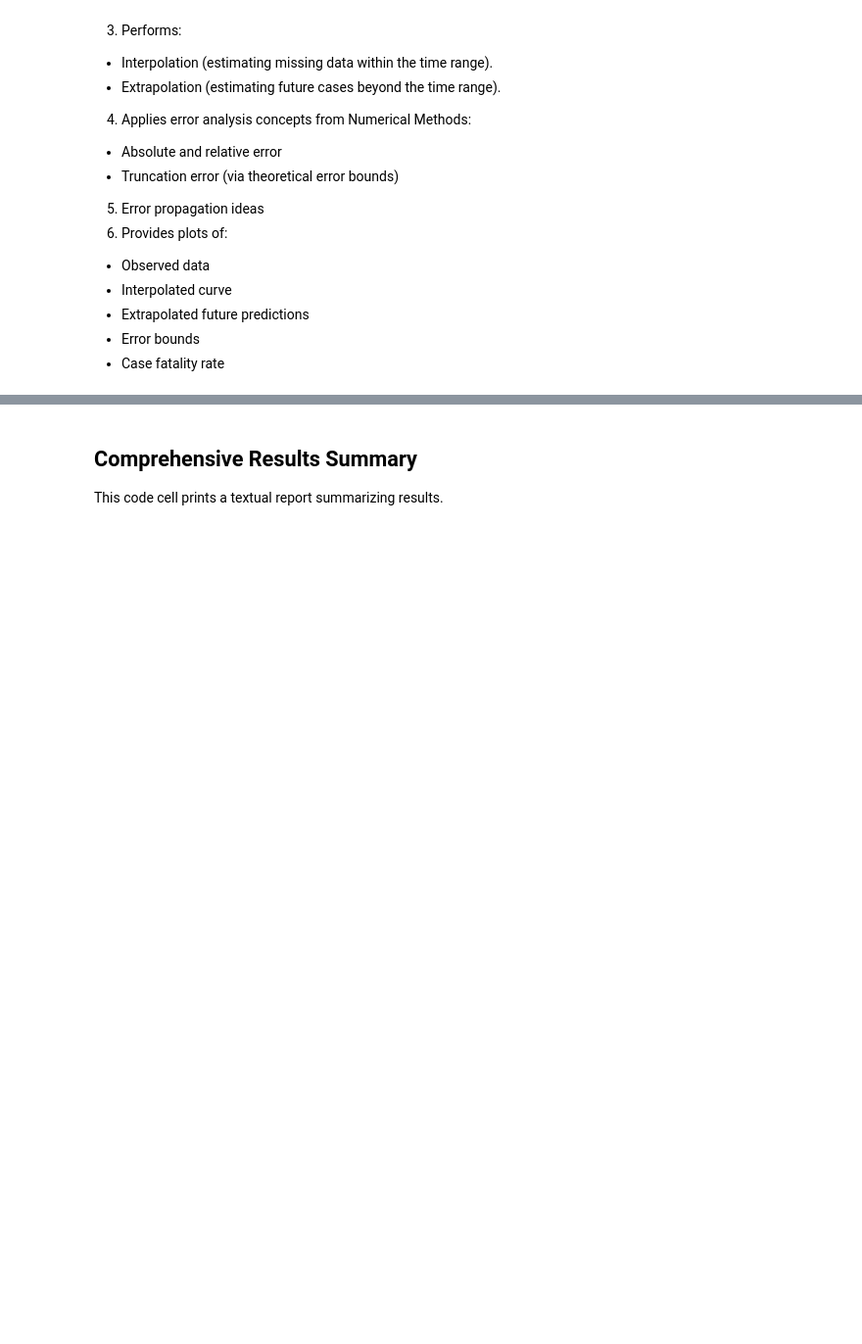
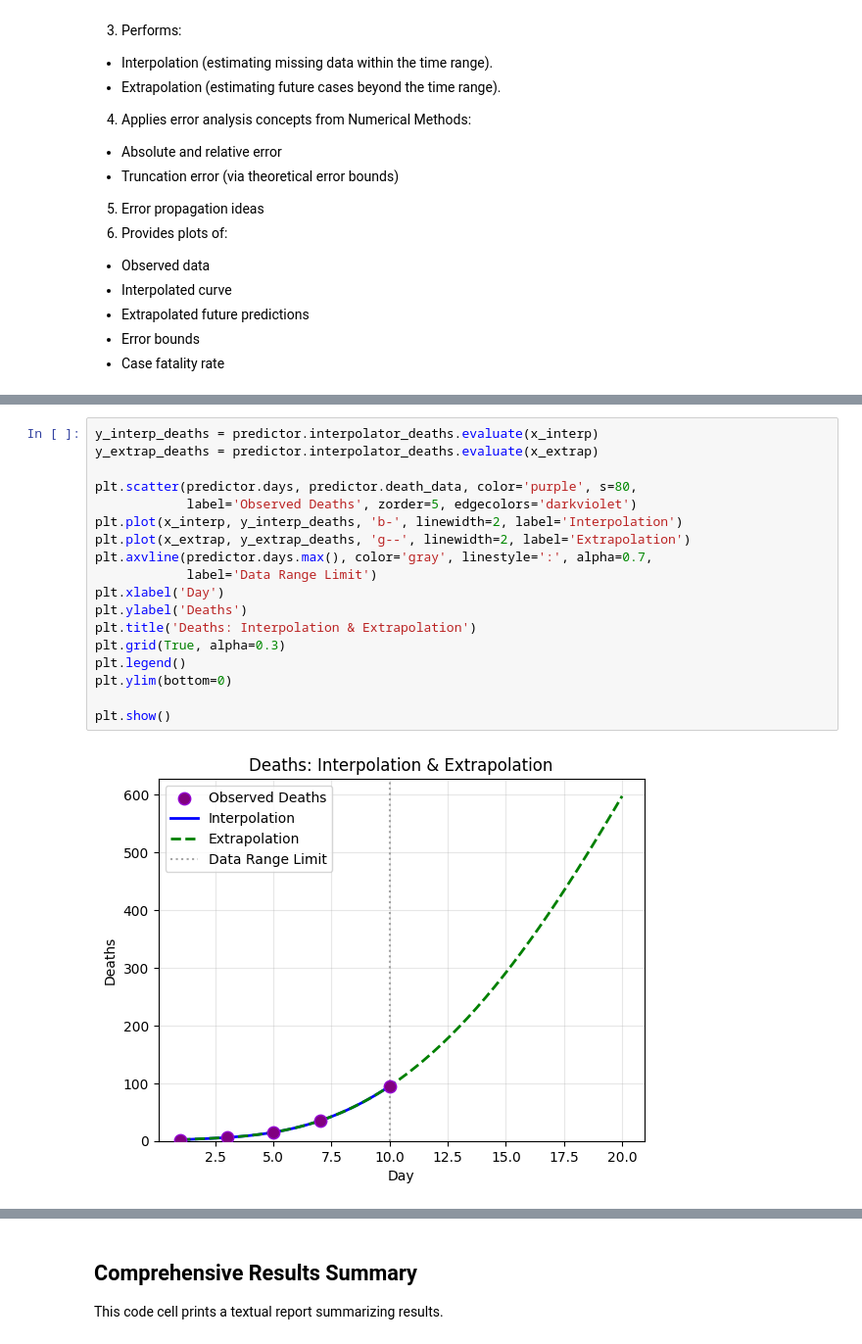
Before and after one commit to jjsnippets/-CPE3108, a Jupyter notebook: outbreak prediction.ipynb, the cells around one changed output, grey strips where cells are left out. Shown: that part at 98% size. Cells and saved outputs as stored; diff of their text form; blank space fills up the shorter version.

```diff
--- a/outbreak prediction.ipynb
+++ b/outbreak prediction.ipynb
@@ -865,0 +469,20 @@ Visualization complete: 4 plots generated.
+# %%
+y_interp_deaths = predictor.interpolator_deaths.evaluate(x_interp)
+y_extrap_deaths = predictor.interpolator_deaths.evaluate(x_extrap)
+
+plt.scatter(predictor.days, predictor.death_data, color='purple', s=80,
+            label='Observed Deaths', zorder=5, edgecolors='darkviolet')
+plt.plot(x_interp, y_interp_deaths, 'b-', linewidth=2, label='Interpolation')
+plt.plot(x_extrap, y_extrap_deaths, 'g--', linewidth=2, label='Extrapolation')
+plt.axvline(predictor.days.max(), color='gray', linestyle=':', alpha=0.7,
+            label='Data Range Limit')
+plt.xlabel('Day')
+plt.ylabel('Deaths')
+plt.title('Deaths: Interpolation & Extrapolation')
+plt.grid(True, alpha=0.3)
+plt.legend()
+plt.ylim(bottom=0)
+
+plt.show()
+# %% [output]
+[figure, added]
```
Also changed, not shown: parts of 39 cells of this notebook, 1 other file.
